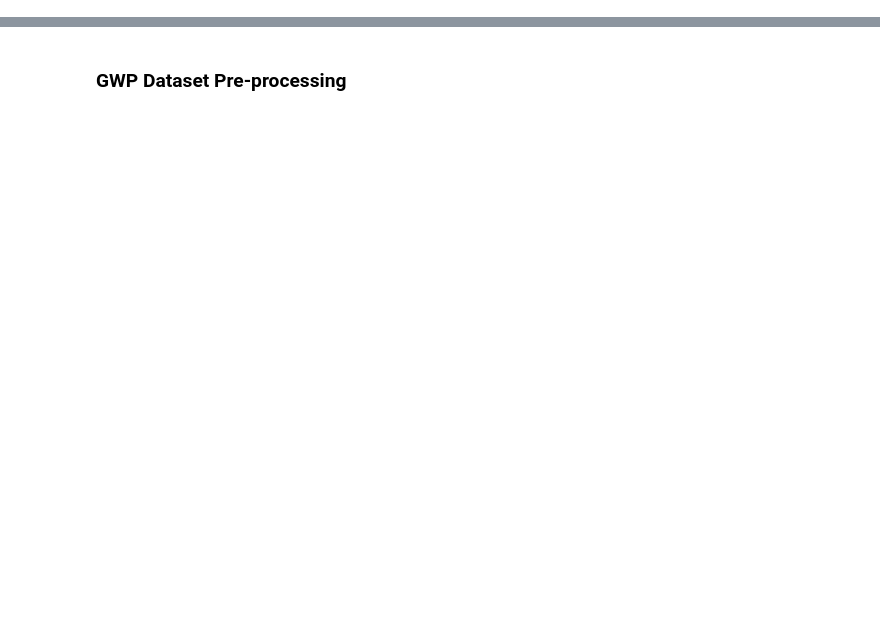
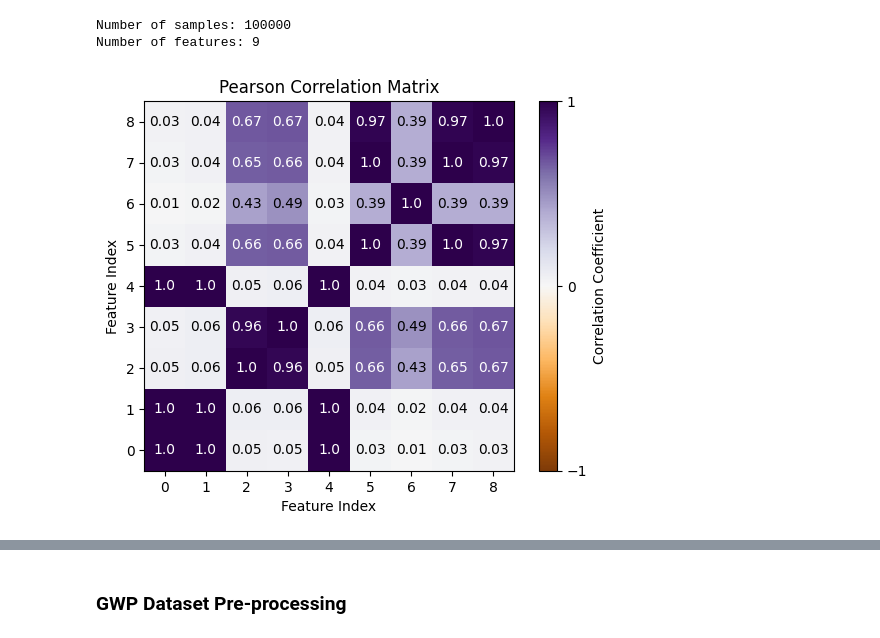
Before and after one commit to camwhite18/ml-classification-regression, a Jupyter notebook: task3-1.ipynb, the cells around one changed output, grey strips where cells are left out. Cells and saved outputs as stored; diff of their text form; code cells hidden in the pictures; blank space fills up the shorter version.

```diff
--- a/task3-1.ipynb
+++ b/task3-1.ipynb
@@ -92,0 +136,14 @@ plt.show()
+# %%
+# Drop the features as described above
+star_features_selected = np.delete(star_features_imputed, [0, 1, 2, 8, 9, 10, 15], axis=1)
+
+# Print the shape of the new feature matrix
+print(f'Number of samples: {star_features_selected.shape[0]}')
+print(f'Number of features: {star_features_selected.shape[1]}')
+# %% [output]
+Number of samples: 100000
+Number of features: 9
+# %%
+pearson_correlation_matrix(star_features_selected)
+# %% [output]
+[figure, added]
```
Also changed, not shown: parts of 18 cells of this notebook.
